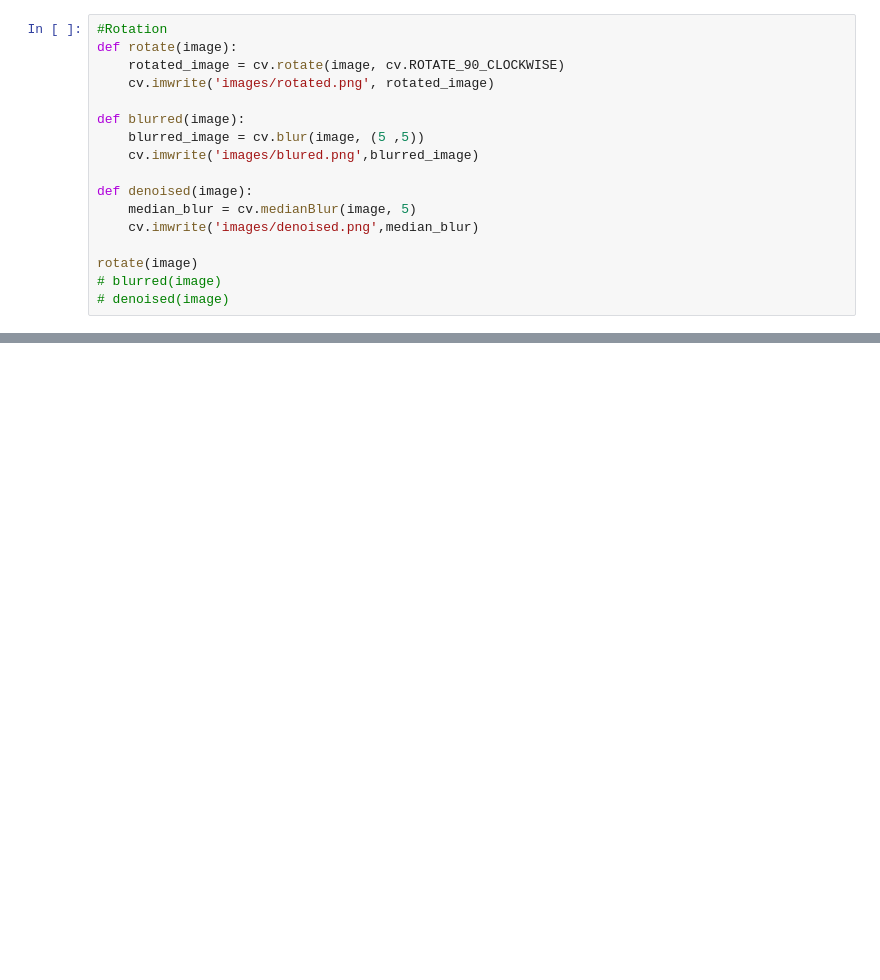
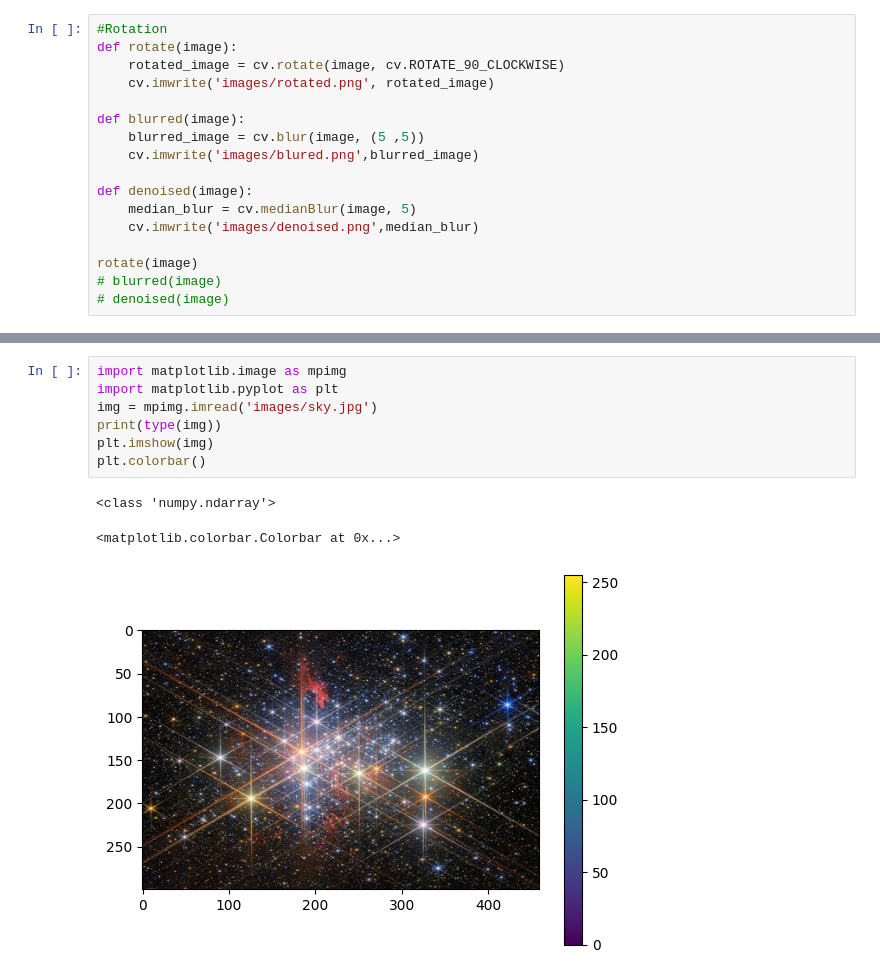
Before and after one commit to Abdul8081/Artificial-Intelligence, a Jupyter notebook: Research_Paper_Medical_Image_Analysis.ipynb, the cells around one changed output, grey strips where cells are left out. Cells and saved outputs as stored; diff of their text form; blank space fills up the shorter version.

```diff
--- a/Research_Paper_Medical_Image_Analysis.ipynb
+++ b/Research_Paper_Medical_Image_Analysis.ipynb
@@ -310,0 +445,11 @@ rotate(image)
+# %%
+import matplotlib.image as mpimg
+import matplotlib.pyplot as plt
+img = mpimg.imread('images/sky.jpg')
+print(type(img))
+plt.imshow(img)
+plt.colorbar()
+# %% [output]
+<class 'numpy.ndarray'>
+<matplotlib.colorbar.Colorbar at 0x...>
+[figure, added]
```
Also changed, not shown: parts of 18 cells of this notebook.
